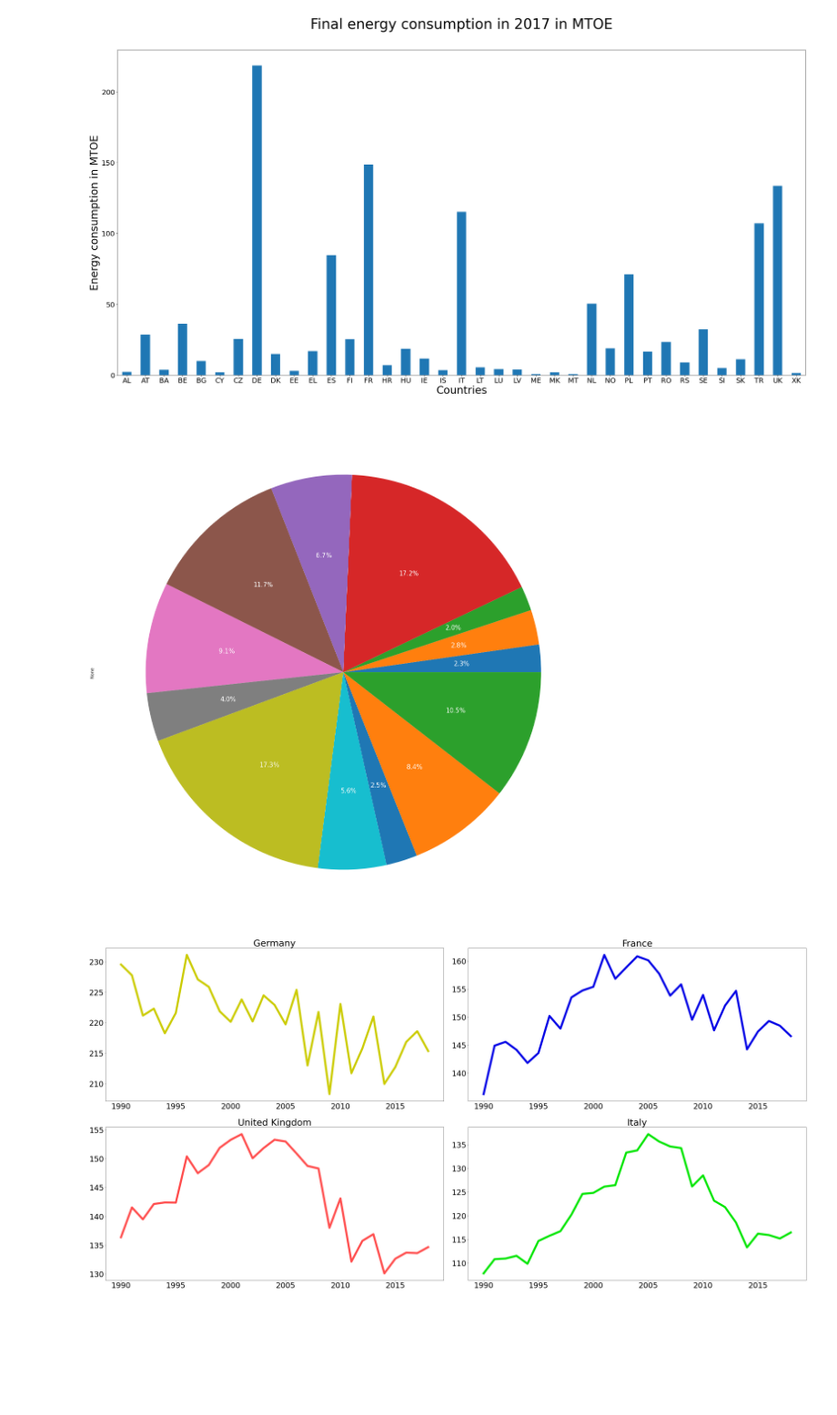
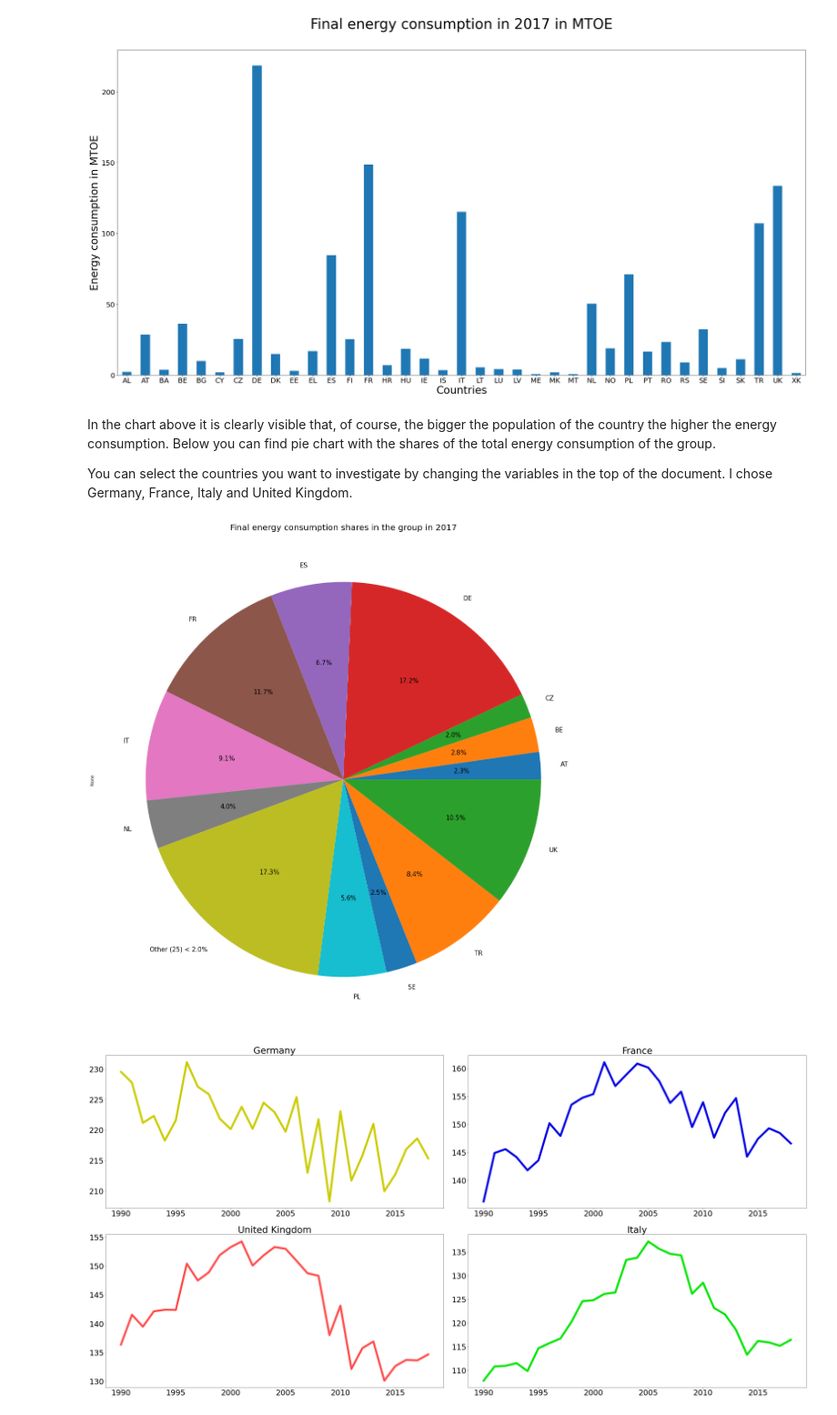
Before and after one commit to jakub-siwiec/energy-consumption, a Jupyter notebook: Energy_consumption.ipynb, the cells around one changed output. Shown at 91% size. Saved outputs shown, nothing was run; the diff lists cells and outputs as text; code cells hidden in the pictures; blank space fills up the shorter version.

```diff
--- a/Energy_consumption.ipynb
+++ b/Energy_consumption.ipynb
@@ -99,25 +105,29 @@ plt.show()
 plt.close()
 # %% [output]
 [figure]
+# %% [markdown]
+In the chart above it is clearly visible that, of course, the bigger the population of the country the higher the energy consumption. Below you can find pie chart with the shares of the total energy consumption of the group.
+
+You can select the countries you want to investigate by changing the variables in the top of the document. I chose Germany, France, Italy and United Kingdom.
 # %%
-plt.rcParams['text.color'] = 'white'
+plt.rcParams['text.color'] = 'black'
 fig, axes = plt.subplots()
 df_float2 = df.astype(float).loc[year_to_get]
 econs_group_separate = df_float2[df_float2/df_float2.sum() >= limit_for_individuals]
 econs_group_combined = df_float2[df_float2/df_float2.sum() < limit_for_individuals]
 econs_group_list = econs_group_combined.index.values
 econs_group_list_size = len(econs_group_combined.index.values)
 econs_group_list_string = ', '.join([item for item in econs_group_list])
 econs_record_combined = pd.Series(econs_group_combined.sum(), index=["Other ({}) < {}%".format(econs_group_list_size, limit_for_individuals * 100)])
 econs_pie_chart_data = econs_group_separate.append(econs_record_combined).sort_index()
 econs_pie_chart_data
 pie_chart = econs_pie_chart_data.plot(kind='pie', figsize=(35,17), autopct=lambda p:f'{p:.1f}%', fontsize=15, ax = axes)
 plt.title("Final energy consumption shares in the group in {}".format(year_to_get), fontsize=20)
 plt.tight_layout()
 plt.show()
 plt.close()
 # %% [output]
-[figure, old version]
+[figure, new version]
 # %%
 plt.rcParams.update({'font.size': 30, 'text.color': 'black'})
 fig, axes = plt.subplots(nrows=2, ncols=2, figsize=(40,20))
```
Also changed, not shown: parts of 7 cells of this notebook.
